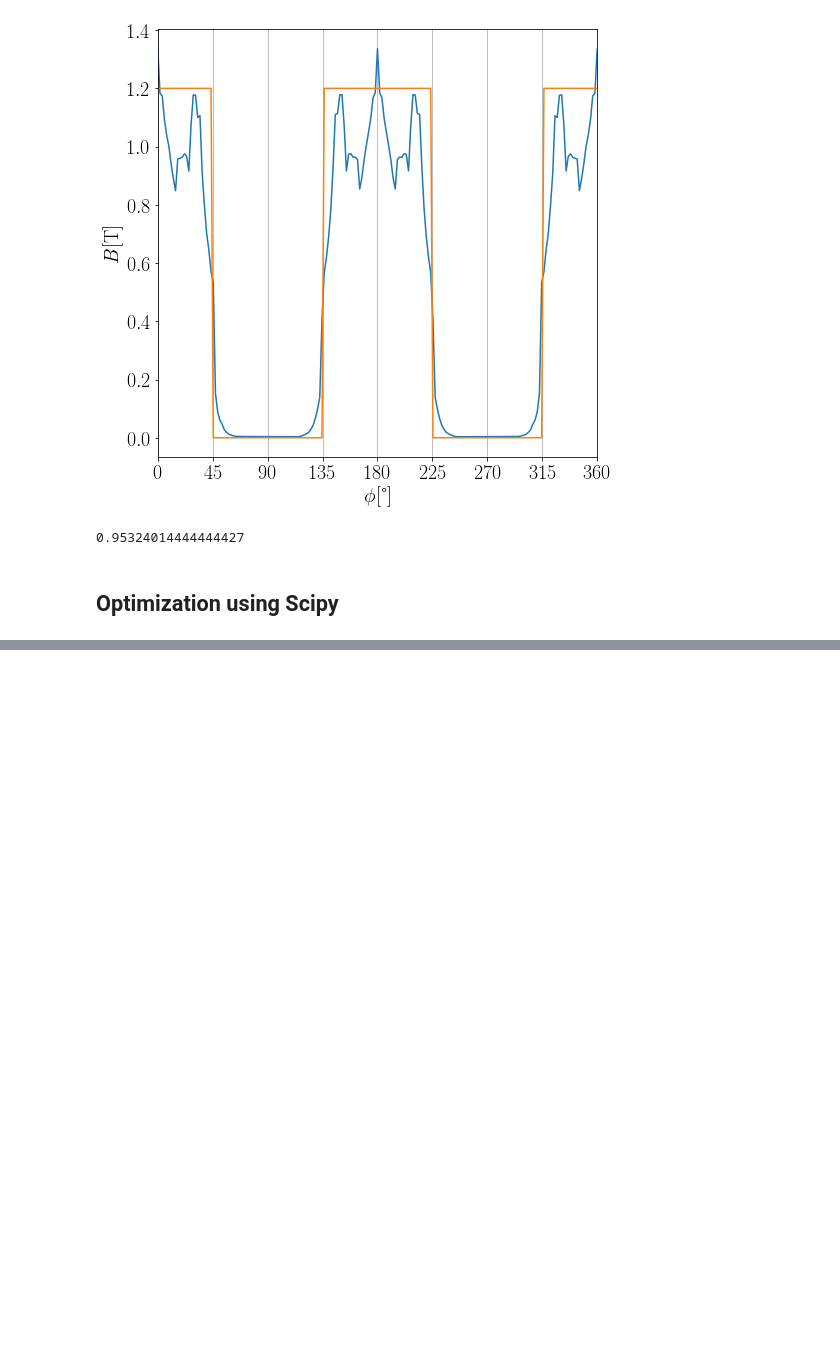
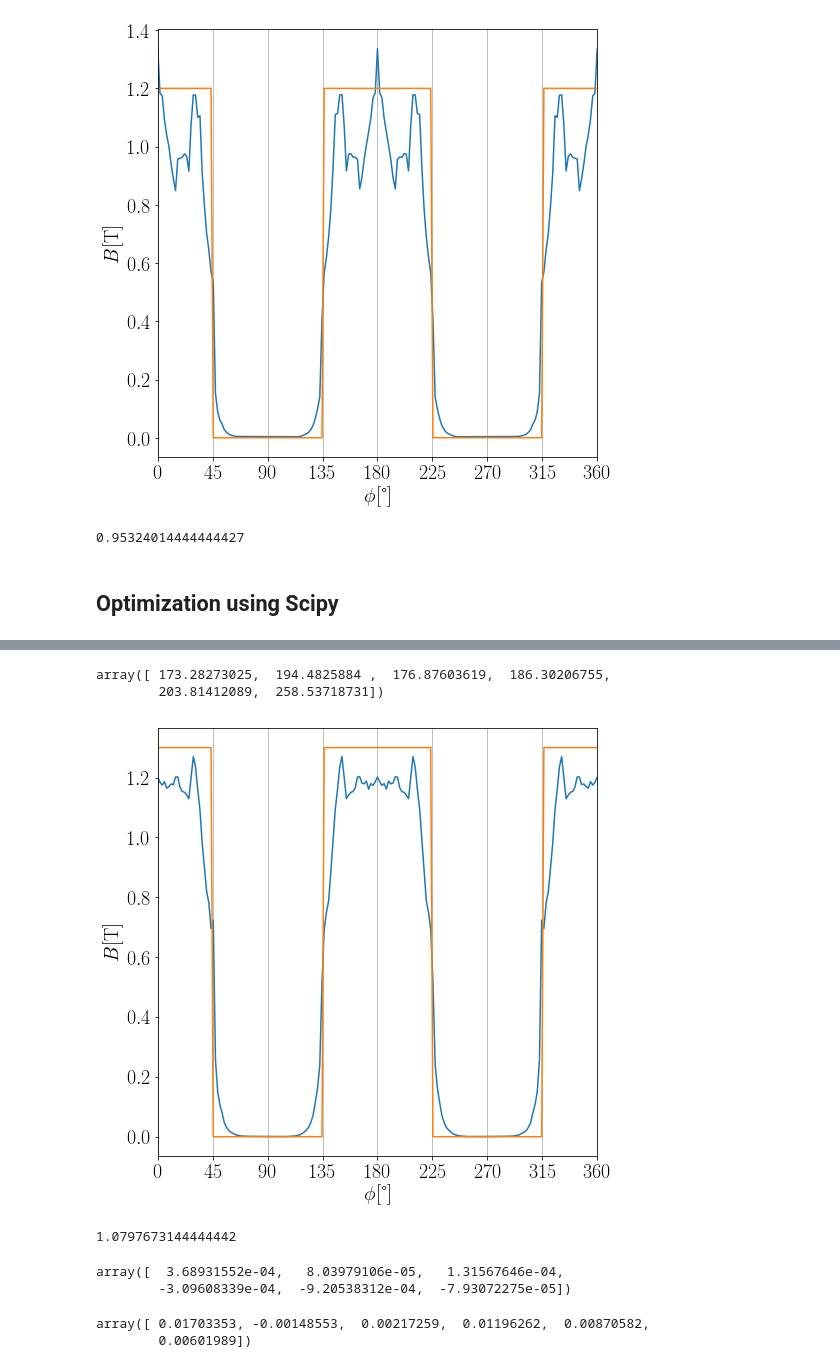
Before and after one commit to GabrielNandi/Gabriel-Garcia-Nandi, a Jupyter notebook: TeslaMax Optimization.ipynb, the cells around one changed output, grey strips where cells are left out. Cells and saved outputs as stored; diff of their text form; code cells hidden in the pictures; blank space fills up the shorter version.

Commit message:
Ran optimization procedure with better geometric parameters and new high field level

```diff
--- a/TeslaMax Optimization.ipynb
+++ b/TeslaMax Optimization.ipynb
@@ -225,8 +226,8 @@ array([-0.01880774, -0.00281457,  0.00399163,  0.00751516,  0.01319103,
 This is a prototype of an implementation of the gradient descent algorithm from Insinga (2016):
 # %%
 params_optimization = {"R_i": 0.015,
-                "R_o": 0.070,
-                "h_gap": 0.020,
+                "R_o": 0.060,
+                "h_gap": 0.030,
                 "R_s": 0.140,
                 "h_fc": 0.010,
                 "R_e": 2,
@@ -476,0 +512,9 @@ array([ 0.02276491,  0.01053779,  0.00618457,  0.00199667, -0.0018553 ,
+# %%
+%%time
+## all this methods from the TeslaMaxPreDesign class accept as only arguments the design vector (with remanence angles)
+
+objective_function = tmpd.calculate_functional
+
+bounds = [(0.0, 360.0) for i in range(0,n)]
+
+res = differential_evolution(objective_function,bounds,disp=True)
@@ -476,0 +539,47 @@ array([ 0.02276491,  0.01053779,  0.00618457,  0.00199667, -0.0018553 ,
+# %%
+res.x
+# %% [output]
+array([ 173.28273025,  194.4825884 ,  176.87603619,  186.30206755,
+        203.81412089,  258.53718731])
+# %%
+%matplotlib inline
+plt.rc('font',size=FONTSIZE)
+
+profile_fig = plt.figure(figsize=(FIGSIZE_INCHES,FIGSIZE_INCHES))
+profile_axes = profile_fig.add_subplot(111)
+
+
+teslamax_playground = 'C:\\Users\\fabiofortkamp\\code\\TeslaMax\\teslamax-play'
+
+tmm_optimized = TeslaMaxModel(tmpd,res.x,
+                   path=teslamax_playground)
+tmm_optimized.run()
+phi_vector, B_vector = tmm_optimized.get_profile_data().T
+
+profile_axes.plot(phi_vector,B_vector)
+profile_axes.set_xlim(0,np.max(phi_vector))
+profile_axes.set_xticks(np.linspace(0,np.max(phi_vector),9))
+profile_axes.xaxis.grid(True)
+profile_axes.set_xlabel(r'$\phi [\si{\degree}]$')
+profile_axes.set_ylabel(r'$B [\si{\tesla}]$')
+
+B_inst_vector = teslamax.calculate_instantaneous_profile(phi_vector,teslamax.TARGET_PROFILE)
+profile_axes.plot(phi_vector,B_inst_vector)
+
+save_figure(profile_fig,"profile_optimized_genetic_B_13")
+# %% [output]
+[figure, added]
+# %%
+teslamax.calculate_average_high_field(tmm_optimized.get_profile_data())
+# %% [output]
+1.0797673144444442
+# %%
+tmpd.calculate_functional_gradient(res.x)
+# %% [output]
+array([  3.68931552e-04,   8.03979106e-05,   1.31567646e-04,
+        -3.09608339e-04,  -9.20538312e-04,  -7.93072275e-05])
+# %%
+np.linalg.eigvals(tmpd.calculate_functional_hessian(res.x))
+# %% [output]
+array([ 0.01703353, -0.00148553,  0.00217259,  0.01196262,  0.00870582,
+        0.00601989])
```
Also changed, not shown: parts of 14 cells of this notebook, 6 other files.
